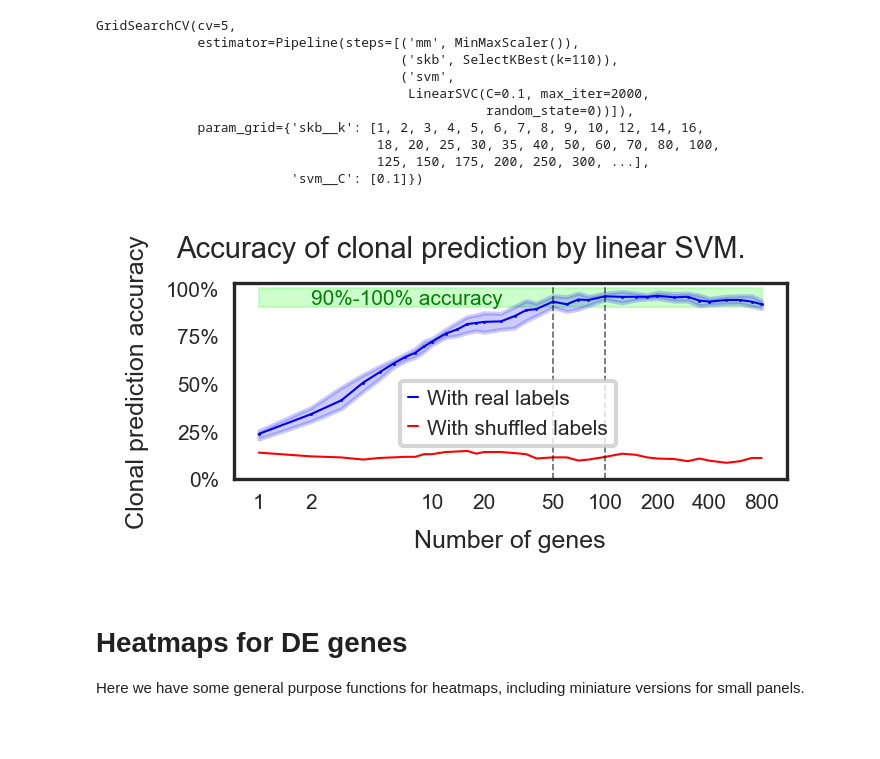
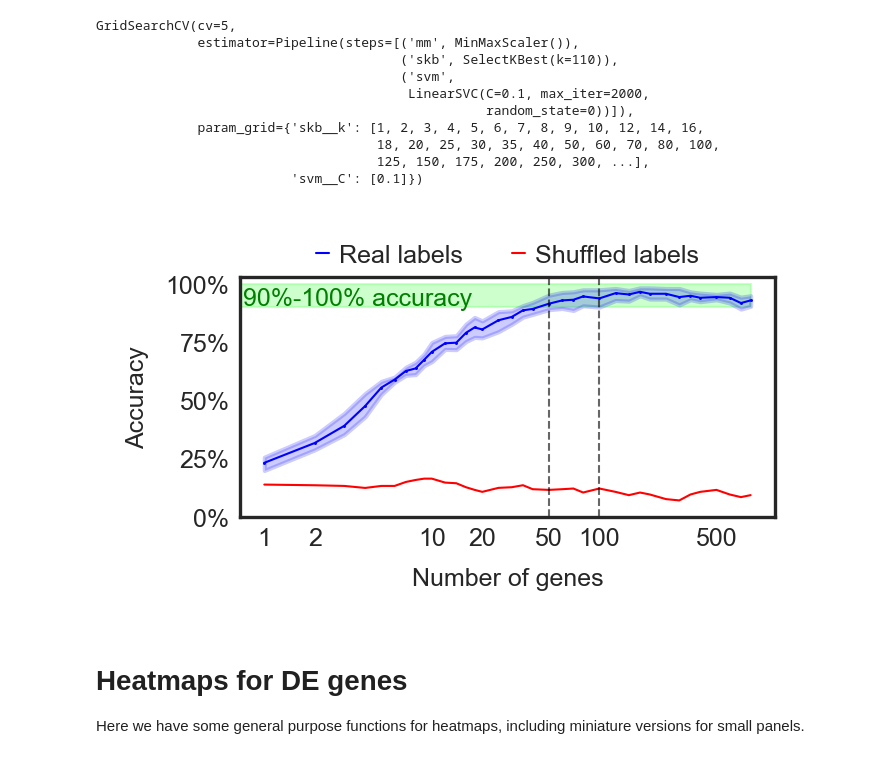
Before and after one commit to MartyWeissman/ClonalOmics, a Jupyter notebook: Figure 1/Figure 1. Clonality and gene expression.ipynb, the cells around one changed output. Drawn from its saved outputs; the diff is of its cells as text; code cells hidden in the pictures; blank space fills up the shorter version.

```diff
--- a/Figure 1/Figure 1. Clonality and gene expression.ipynb
+++ b/Figure 1/Figure 1. Clonality and gene expression.ipynb
@@ -68,3 +68,8 @@ import anndata
 %matplotlib inline
 # %% [output]
 scanpy==1.7.1 anndata==0.7.6 umap==0.5.1 numpy==1.20.1 scipy==1.6.1 pandas==1.2.3 scikit-learn==0.24.1 statsmodels==0.12.2 python-igraph==0.8.3 louvain==0.7.0 leidenalg==0.8.3
+# %%
+plt.rcParams['font.sans-serif'] = 'Helvetica'
+from matplotlib.font_manager import findfont, FontProperties
+font = findfont(FontProperties(family=['sans-serif']))
+font
@@ -70,0 +78,2 @@ scanpy==1.7.1 anndata==0.7.6 umap==0.5.1 numpy==1.20.1 scipy==1.6.1 pandas==1.2.
+# %%
+plt.rcParams
@@ -72,9 +99,9 @@ scanpy==1.7.1 anndata==0.7.6 umap==0.5.1 numpy==1.20.1 scipy==1.6.1 pandas==1.2.
 To create small-image panels for larger figures, we do a bit of extra work.  First, we set some font sizes to 5-7pt, to match the guidelines in *Nature*.
 # %%
 def setfontsize():
-    SMALL_SIZE = 5
+    SMALL_SIZE = 6
     MEDIUM_SIZE = 6
-    BIGGER_SIZE = 7
+    BIGGER_SIZE = 6
 
     plt.rc('font', size=SMALL_SIZE)          # controls default text sizes
     plt.rc('axes', titlesize=SMALL_SIZE)     # fontsize of the axes title
@@ -385,8 +422,9 @@ We have previously computed ANOVA F and Kruskal-Wallis H-statistics for our gene
 #fig,ax = plt.subplots(figsize=(8,8))
 
 sns.set_style("whitegrid")
+mm = 1 / 25.4
 
-fig, ax = plt.subplots(figsize=(2.0,2.5), dpi=300)
+fig, ax = plt.subplots(figsize=(50*mm,60*mm), dpi=300)
 setfontsize()
 
 H_logp = -np.log10(KW_df['p'])
@@ -457,7 +495,7 @@ sig_genes_shuff = [gene for gene in genes if H_logp_shuff[gene] > 2 and F_logp_s
 
 plt.suptitle('') #Clonally significant genes,\n by ANOVA F and Kruskal-Wallis H.')
 
-set_size(fig, (2.0, 2.5))
+set_size(fig, (50*mm, 60*mm))
 plt.savefig("Panels/FH_genes.pdf", bbox_inches='tight')
 
 plt.show()
@@ -830,50 +874,54 @@ CV_shuff['Number of genes'] = grid_search_shuff.cv_results_['param_skb__k'].data
 CV_shuff['Clonal prediction accuracy'] = grid_search_shuff.cv_results_['mean_test_score']
 # %%
 #fig,ax = plt.subplots(figsize = (20,6))
-f, ax = plt.subplots(figsize=(2.4,1.25), dpi=300)
+f, ax = plt.subplots(figsize=(60*mm,35*mm), dpi=300)
 setfontsize()
 
 sns.set_style("white")
 
 sns.lineplot(x = 'Number of genes', y = 'Clonal prediction accuracy', data=CV_melt,
-            color='blue', label='With real labels', linewidth=0.5)
+            color='blue', label='Real labels', linewidth=0.5)
 
 sns.scatterplot(x = 'Number of genes', y = 'Clonal prediction accuracy', data=CV_df,
                 color='blue', s=0.5, linewidth=0)
 
 sns.lineplot(x = 'Number of genes', y = 'Clonal prediction accuracy', data=CV_shuff,
-             color='red', label='With shuffled labels', linewidth=0.5)
+             color='red', label='Shuffled labels', linewidth=0.5)
 
 ax.set_xscale('log')
 ax.set_yticks(np.linspace(0.0,1.0,5))
 
+#ax.yaxis.set_label_position("right")
+
 vals = ax.get_yticks()
 ax.set_yticklabels(['{:1.0%}'.format(y) for y in vals])
+ax.set_ylabel('Accuracy')
 
-ax.set_xticks([1,2,10,20,50,100,200,400,800])
+ax.set_xticks([1,2,10,20,50,100,500])
 vals = ax.get_xticks()
 ax.set_xticklabels(['{}'.format(x) for x in vals])
 
-ax.tick_params(axis='both', which='major', pad=0)
+ax.tick_params(axis='both', which='major', pad=-1)
 
-ax.add_patch(plt.Rectangle((1,0.9), 800, 0.1, zorder=-2, color=(0.5,1,0.5,0.4), linewidth=0.5))
-ax.text(2, 0.92, '90%-100% accuracy', color='green')
 
-ax.axvline(50, linestyle='--', linewidth=0.4, color='k', alpha=0.6) # vertical lines
-ax.axvline(100, linestyle='--', linewidth=0.4, color='k', alpha=0.6) # vertical lines
+ax.add_patch(plt.Rectangle((0,0.9), 800, 0.1, zorder=0, color=(0.5,1,0.5,0.4), linewidth=0.5))
+ax.text(0.75, 0.91, '90%-100% accuracy', color='green', ha='left')
 
-plt.legend(bbox_to_anchor=(0.3, 0.5), loc=2, borderaxespad=0.)
+ax.axvline(50, linestyle='--', linewidth=0.5, color='k', alpha=0.6) # vertical lines
+ax.axvline(100, linestyle='--', linewidth=0.5, color='k', alpha=0.6) # vertical lines
 
-plt.suptitle('Accuracy of clonal prediction by linear SVM.', y=1.1)# \n'
+plt.legend(bbox_to_anchor=(0.5, 1), loc='lower center', borderaxespad=0., ncol=2, frameon=False)
+
+#plt.suptitle('Accuracy of clonal prediction by linear SVM.', y=1.1)# \n'
          #    'SVM penality parameter fixed at C = 0.1. \n'
          #   'Linear SVM restricted to {} -- {} most significant genes'.format(vals[0], vals[-1]), y=1.0)
 
-set_size(f, (2.4, 1.25))
+set_size(f, (60*mm, 35*mm))
 plt.savefig('Panels/SVM_graph.pdf', bbox_inches='tight')
 
 plt.show()
 # %% [output]
-[figure, old version]
+[figure, new version]
 # %% [markdown]
 # Heatmaps for DE genes
 
```
Also changed, not shown: parts of 42 cells of this notebook.
